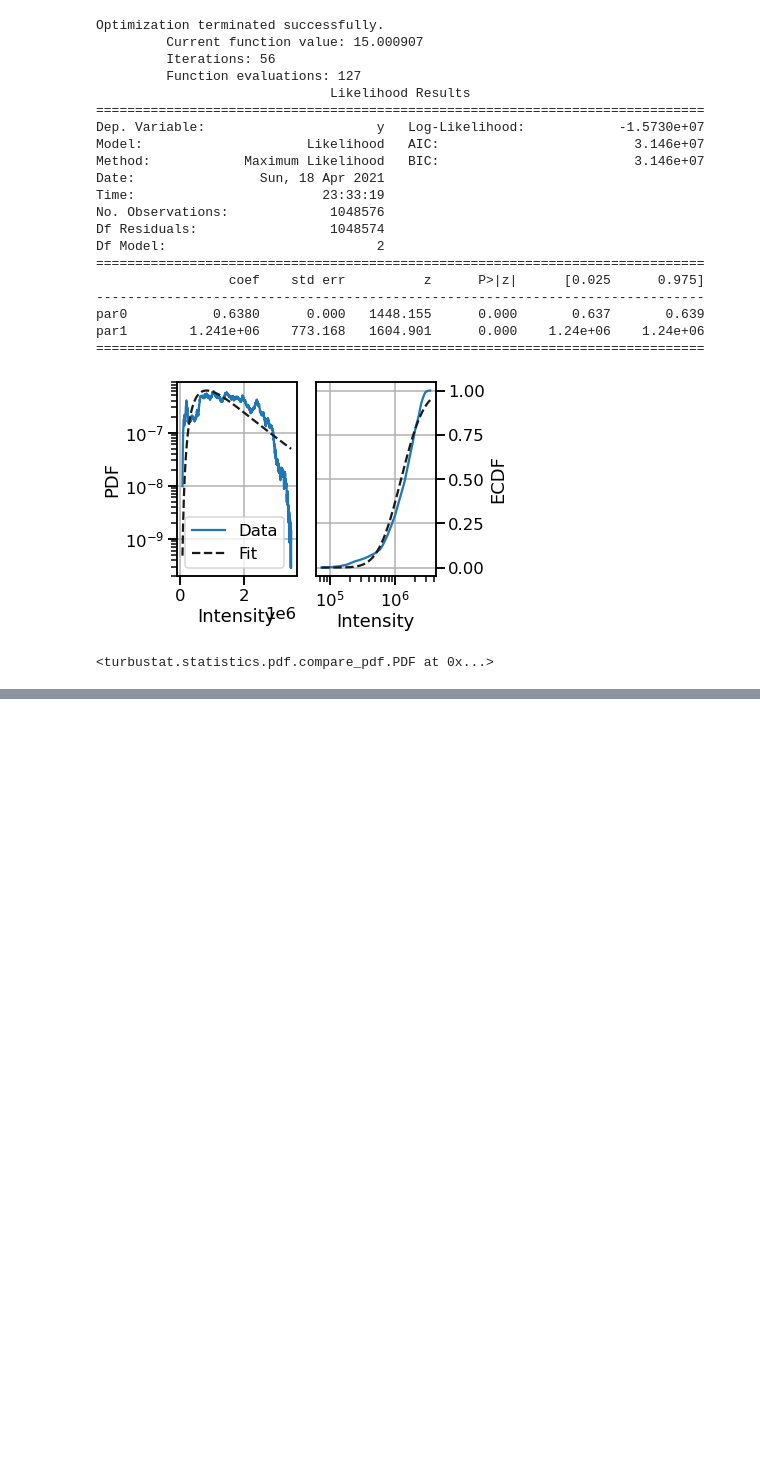
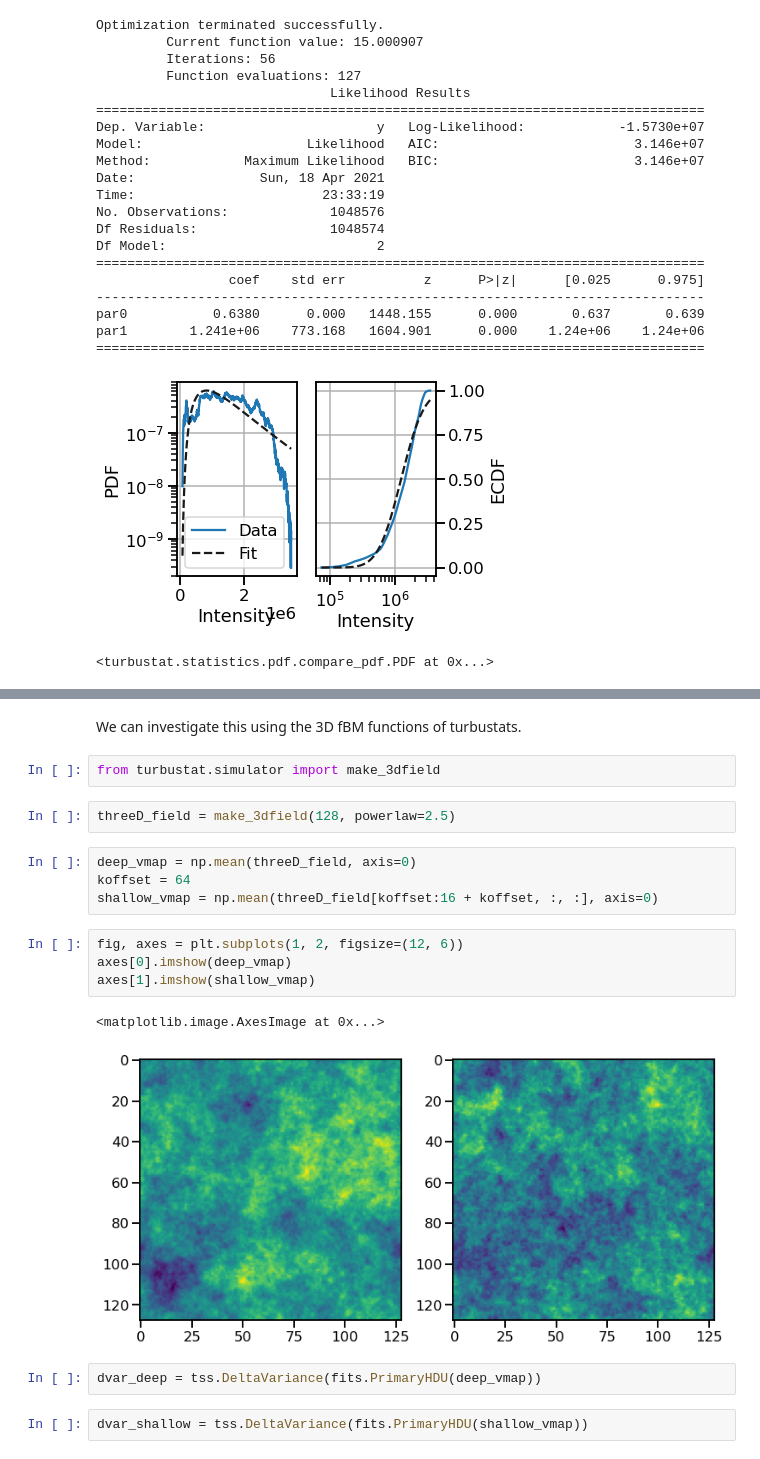
Before and after one commit to will-henney/mariano-velocity-statistics, a Jupyter notebook: tarantula-turbustat.ipynb, the cells around one changed output, grey strips where cells are left out. Drawn from its saved outputs; the diff is of its cells as text; blank space fills up the shorter version.

```diff
--- a/tarantula-turbustat.ipynb
+++ b/tarantula-turbustat.ipynb
@@ -542,0 +606,21 @@ par1        1.241e+06    773.168   1604.901      0.000    1.24e+06    1.24e+06
+# %% [markdown]
+We can investigate this using the 3D fBM functions of turbustats.
+# %%
+from turbustat.simulator import make_3dfield
+# %%
+threeD_field = make_3dfield(128, powerlaw=2.5)
+# %%
+deep_vmap = np.mean(threeD_field, axis=0)
+koffset = 64
+shallow_vmap = np.mean(threeD_field[koffset:16 + koffset, :, :], axis=0)
+# %%
+fig, axes = plt.subplots(1, 2, figsize=(12, 6))
+axes[0].imshow(deep_vmap)
+axes[1].imshow(shallow_vmap)
+# %% [output]
+<matplotlib.image.AxesImage at 0x...>
+[figure, added]
+# %%
+dvar_deep = tss.DeltaVariance(fits.PrimaryHDU(deep_vmap))
+# %%
+dvar_shallow = tss.DeltaVariance(fits.PrimaryHDU(shallow_vmap))
```
Also changed, not shown: parts of 25 cells of this notebook, 2 other files.
